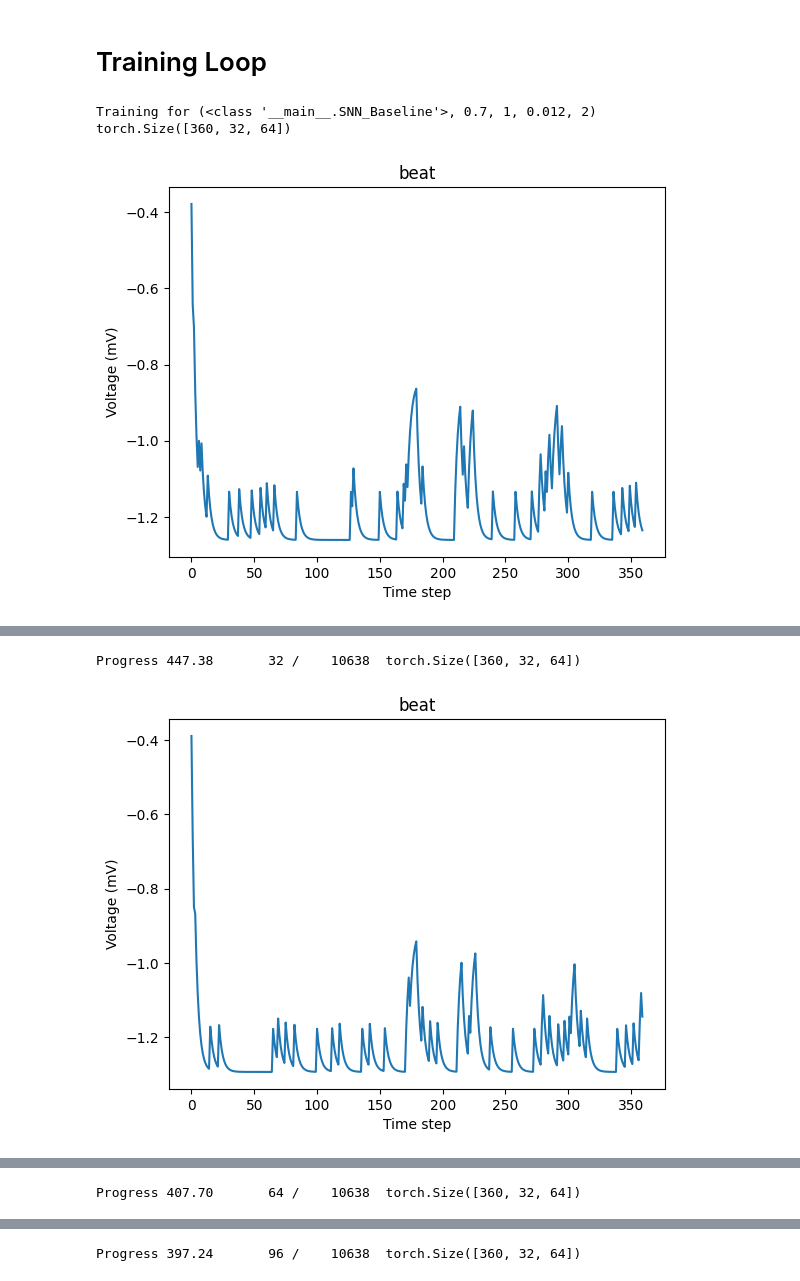
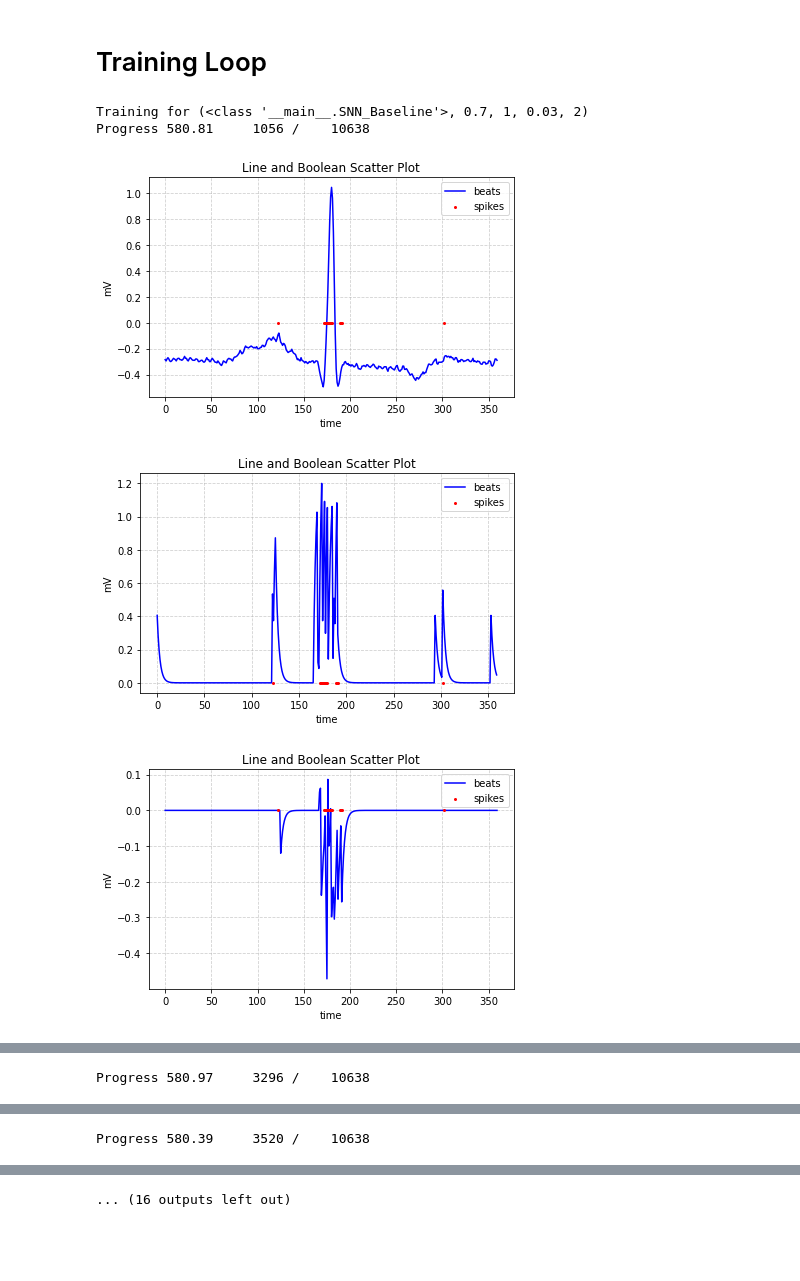
Before and after one commit to luke-li-2003/snnHeart, a Jupyter notebook: Test1.ipynb, the cells around one changed output, grey strips where cells are left out. Saved outputs shown, nothing was run; the diff lists cells and outputs as text; code cells hidden in the pictures; blank space fills up the shorter version.

```diff
--- a/Test1.ipynb
+++ b/Test1.ipynb
@@ -348,9 +381,9 @@ def evaluate(net, windowSize, spikeTrainSize, deltaThr):
 # %% [markdown]
 # The Training Function
 # %%
-def train_net(net, windowSize, spikeTrainSize, deltaThr, num_epochs):
+def train_net(net, windowSize, spikeTrainSize, deltaThr, targetRegion, num_epochs):
     loss = nn.CrossEntropyLoss()
-    optimizer = torch.optim.Adam(net.parameters(), lr=1e-2, betas=(0.9, 0.999))
+    optimizer = torch.optim.Adam(net.parameters(), lr=1e-5, betas=(0.9, 0.999))
 
     # each sample in the window can generate multiple spikes for rate encoding
     num_steps = windowSize*spikeTrainSize
@@ -386,30 +419,34 @@ def train_net(net, windowSize, spikeTrainSize, deltaThr, num_epochs):
             data = (data.unsqueeze(0)).permute(2, 1, 0)
 
             if (deltaEn):
-                spikeData = spikegen.delta(data, threshold=deltaThr)
+                spikeDataP = spikegen.delta(data, threshold=deltaThr)
+                spikeDataN = spikegen.delta(-data, threshold=deltaThr)
+                spikeData = torch.cat((spikeDataP, spikeDataN), dim=2)
             else:
                 spikeData = spikegen.rate(data, time_var_input=True)
             # spikeData should be in (num_steps)xbatchxinputs
 
-            # sample plots
-            if (random.randint(0, 10000) < 200) and True:
-                dataP = data.clone().cpu().permute(2, 1, 0)
-                b = random.randint(0, len(dataP[0])-1)
-                plot_beat(dataP[0][b])
-                plot_spikes(spikeData.clone().cpu().permute(2, 1, 0)[0][b])
 
             # forward pass
             net.train()
-            spk_rec, mem_rec = net(spikeData, num_steps)
+            spk_rec, mem_rec, mem1_rec = net(spikeData, num_steps, True)
 
-            # sample prints
-            if (counter < 8192) and False:
-                print(spk_rec.sum(dim=0))
+            # sample plots
+            if (random.randint(0, 10000) < 200) and True:
+                #print(spikeData)
+                b = random.randint(0, len(data[0])-1)
+                spikes = spikeData.permute(2, 1, 0)[0][b]
+                plot_beat_spikes(data.permute(2, 1, 0)[0][b], spikes)
+                plot_beat_spikes(mem1_rec.permute(2, 1, 0)[47][b], spikes)
+                plot_beat_spikes(mem_rec.permute(2, 1, 0)[0][b], spikes)
+                plot_beat_spikes(mem_rec.permute(2, 1, 0)[3][b], spikes)
+
 
             # initialize the loss & sum over time
             loss_val = torch.zeros((1), dtype=torch.float32, device=device)
-            for step in range(num_steps):
+            for step in range(targetRegion[0], targetRegion[1]):
                 loss_val += loss(mem_rec[step], targets)
+            #loss_val = loss(spk_rec.sum(dim=0), targets)
 
             # Gradient calculation + weight update
             optimizer.zero_grad()
@@ -428,7 +465,7 @@ def train_net(net, windowSize, spikeTrainSize, deltaThr, num_epochs):
 # %%
 # List of tuples of format (model, beta, spikeTrain, deltaThr, num_epochs)
 hyperList = [
-    (SNN_Baseline, 0.7, 1, 0.012, 2),
+    (SNN_Baseline, 0.7, 1, 0.03, 2),
 ]
 # %%
 # cache
@@ -443,32 +480,35 @@ if os.path.exists(csv_file):
 # %%
 for hyper in hyperList:
 
     shyper = str(hyper) + str(recordNames)
     if (shyper in results) and False:
         print("Cached hyper", hyper)
         print(f"Test Set Accuracy: {100 * float(results[shyper]):.2f}%")
         continue
 
     print("Training for", hyper)
     startTime = time.time()
 
     net = hyper[0](hyper[1])
     loss_hist = train_net(net = net.to(device),
                           windowSize = windowSize,
                           spikeTrainSize = hyper[2],
                           deltaThr = hyper[3],
+                          targetRegion = (0, 360),
                           num_epochs = hyper[4])
 
     print("\nFinished, time elapsed %.2f s" % (time.time()-startTime))
     plot_loss(loss_hist)
-    accu = evaluate(net, windowSize, hyper[2], hyper[3])
+    accu = evaluate(net, windowSize, hyper[2], hyper[3], (0, 360))
     print("-----\n")
 
     with open(csv_file, mode='a', newline='') as f:
         writer = csv.writer(f)
         results[shyper] = accu
         writer.writerow([shyper, accu])
 # %% [output]
-Training for (<class '__main__.SNN_Baseline'>, 0.7, 1, 0.012, 2)
-torch.Size([360, 32, 64])
+Training for (<class '__main__.SNN_Baseline'>, 0.7, 1, 0.03, 2)
+Progress 580.81     1056 /    10638
-[figure, old version]
+[figure, new version]
+[figure, new version]
+[figure, new version]
@@ -475,2 +516 @@ torch.Size([360, 32, 64])
-Progress 447.38       32 /    10638  torch.Size([360, 32, 64])
+Progress 580.97     3296 /    10638
-[figure, old version]
@@ -477 +521 @@ Progress 447.38       32 /    10638  torch.Size([360, 32, 64])
-Progress 407.70       64 /    10638  torch.Size([360, 32, 64])
+Progress 580.39     3520 /    10638
@@ -479 +523 @@ Progress 407.70       64 /    10638  torch.Size([360, 32, 64])
-Progress 397.24       96 /    10638  torch.Size([360, 32, 64])
+... (16 outputs left out)
```
Also changed, not shown: parts of 5 cells of this notebook, 1 other file.
